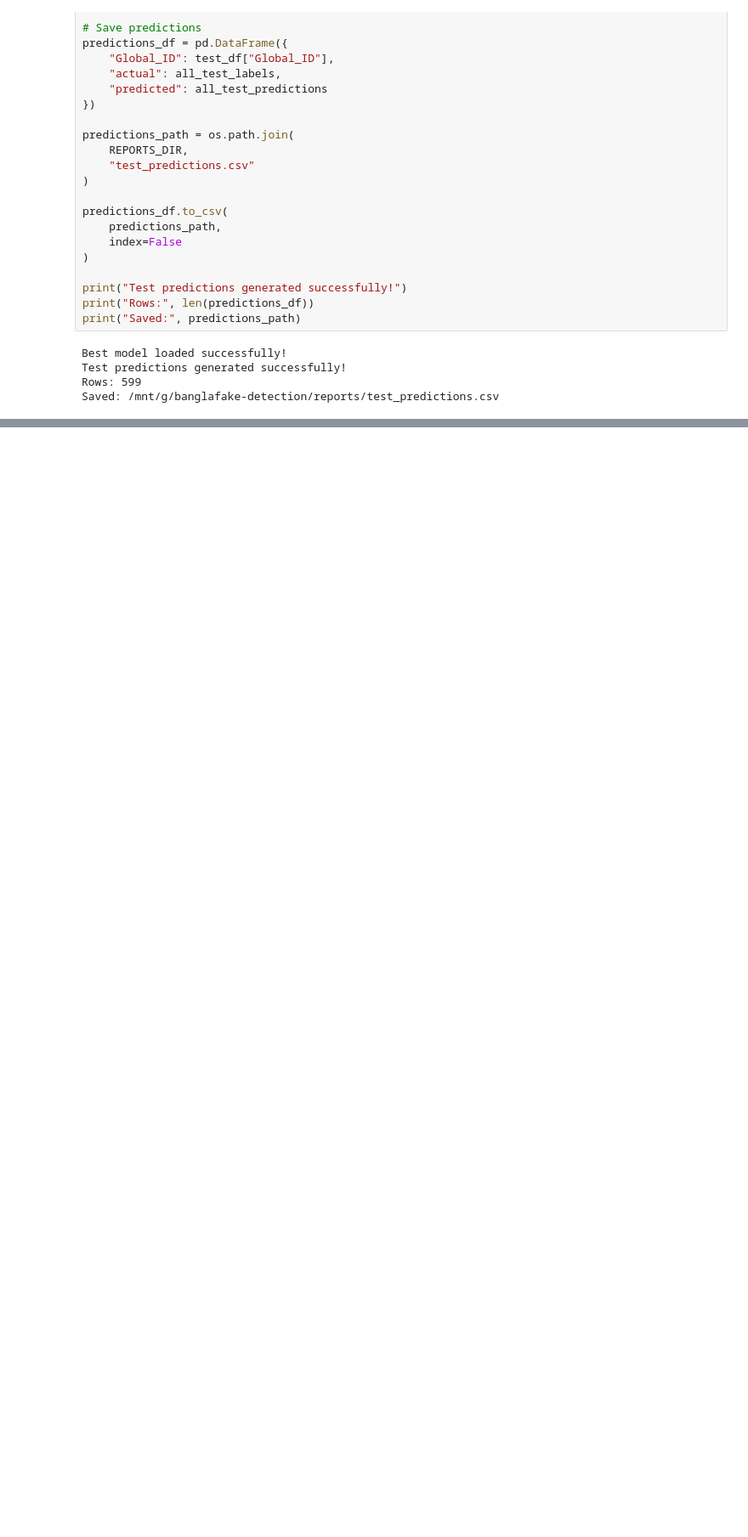
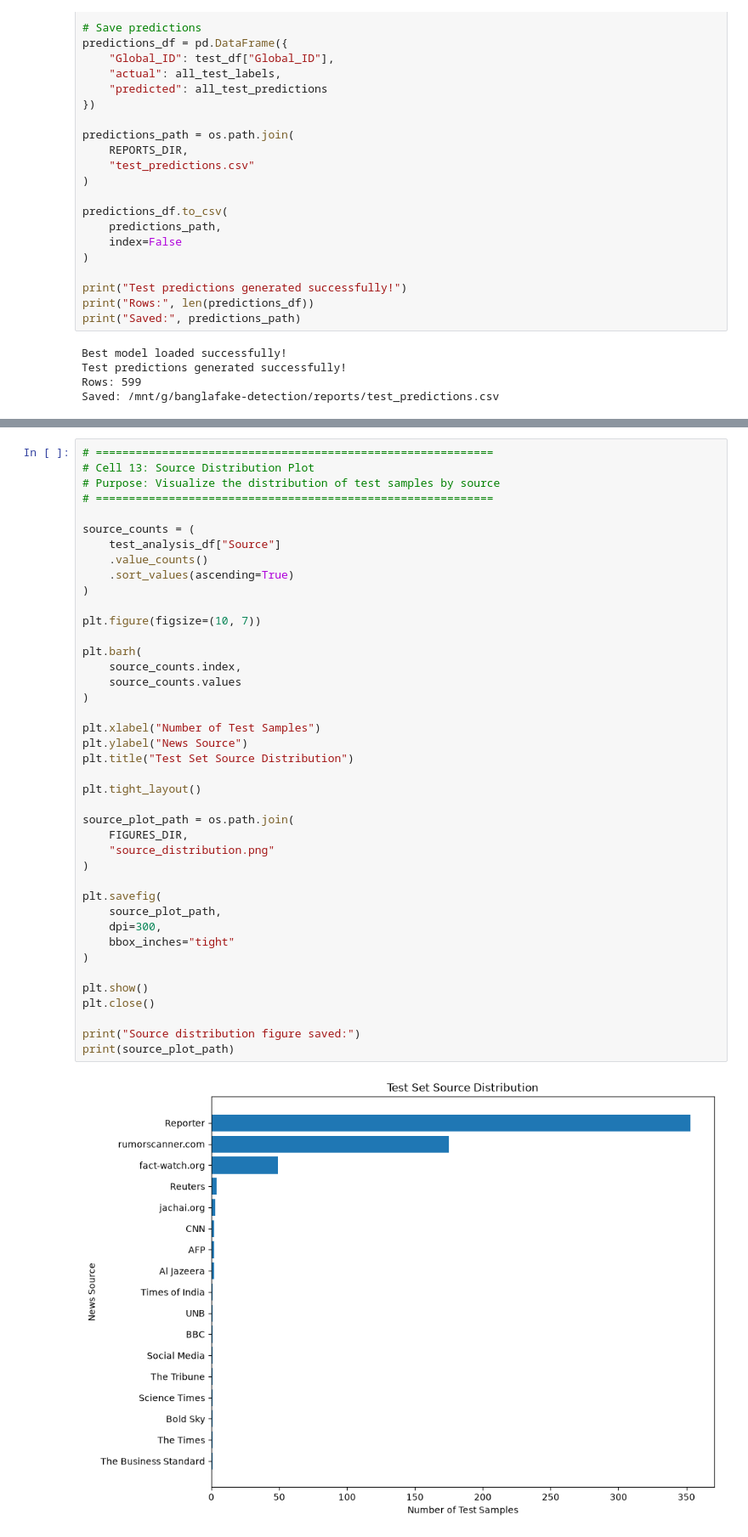
Before and after one commit to jaimulhaque/banglafake-detection, a Jupyter notebook: notebooks/03_research_analysis.ipynb, the cells around one changed output, grey strips where cells are left out. Shown at 85% size. Saved outputs shown, nothing was run; the diff lists cells and outputs as text; blank space fills up the shorter version.

```diff
--- a/notebooks/03_research_analysis.ipynb
+++ b/notebooks/03_research_analysis.ipynb
@@ -516,0 +703,43 @@ Saved: /mnt/g/banglafake-detection/reports/test_predictions.csv
+# %%
+# ============================================================
+# Cell 13: Source Distribution Plot
+# Purpose: Visualize the distribution of test samples by source
+# ============================================================
+
+source_counts = (
+    test_analysis_df["Source"]
+    .value_counts()
+    .sort_values(ascending=True)
+)
+
+plt.figure(figsize=(10, 7))
+
+plt.barh(
+    source_counts.index,
+    source_counts.values
+)
+
+plt.xlabel("Number of Test Samples")
+plt.ylabel("News Source")
+plt.title("Test Set Source Distribution")
+
+plt.tight_layout()
+
+source_plot_path = os.path.join(
+    FIGURES_DIR,
+    "source_distribution.png"
+)
+
+plt.savefig(
+    source_plot_path,
+    dpi=300,
+    bbox_inches="tight"
+)
+
+plt.show()
+plt.close()
+
+print("Source distribution figure saved:")
+print(source_plot_path)
+# %% [output]
+[figure, added]
```
Also changed, not shown: parts of 9 cells of this notebook, 2 other files.
